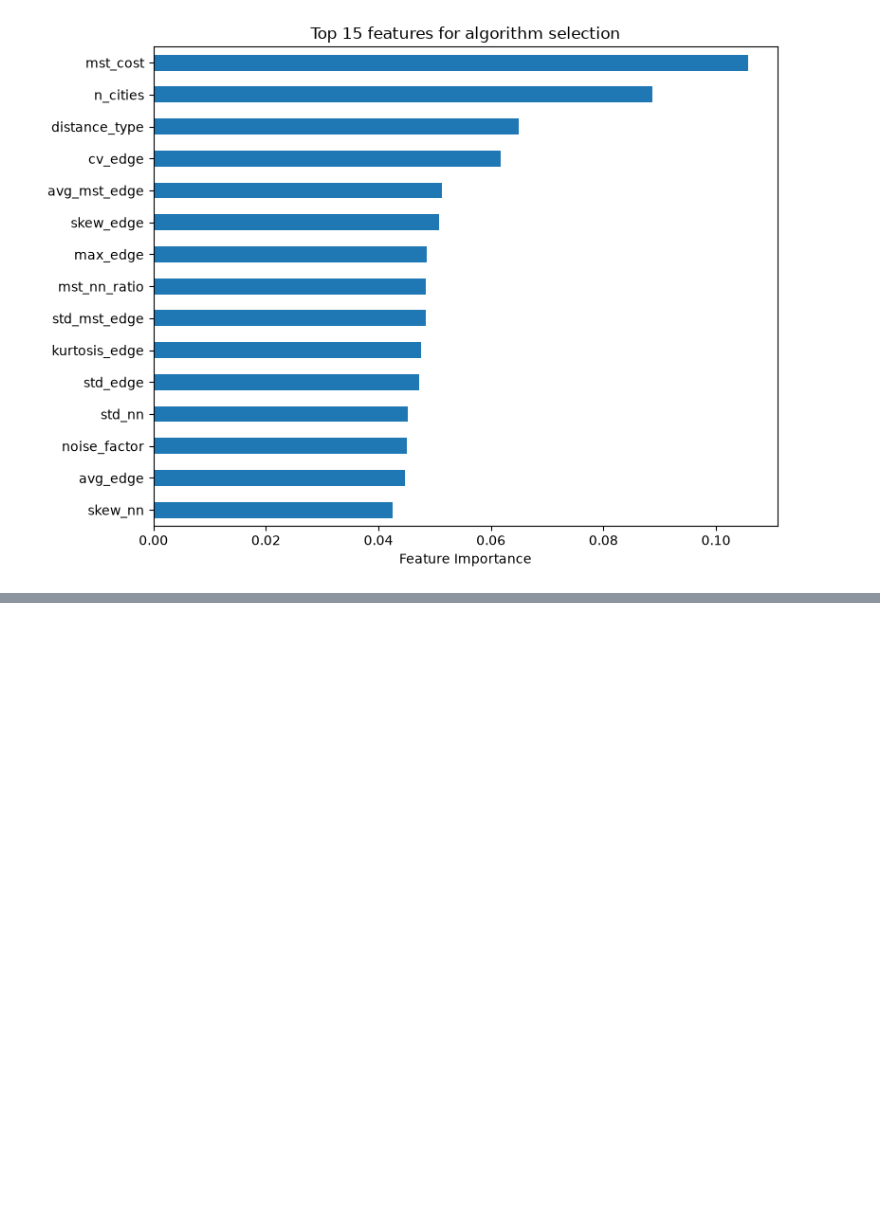
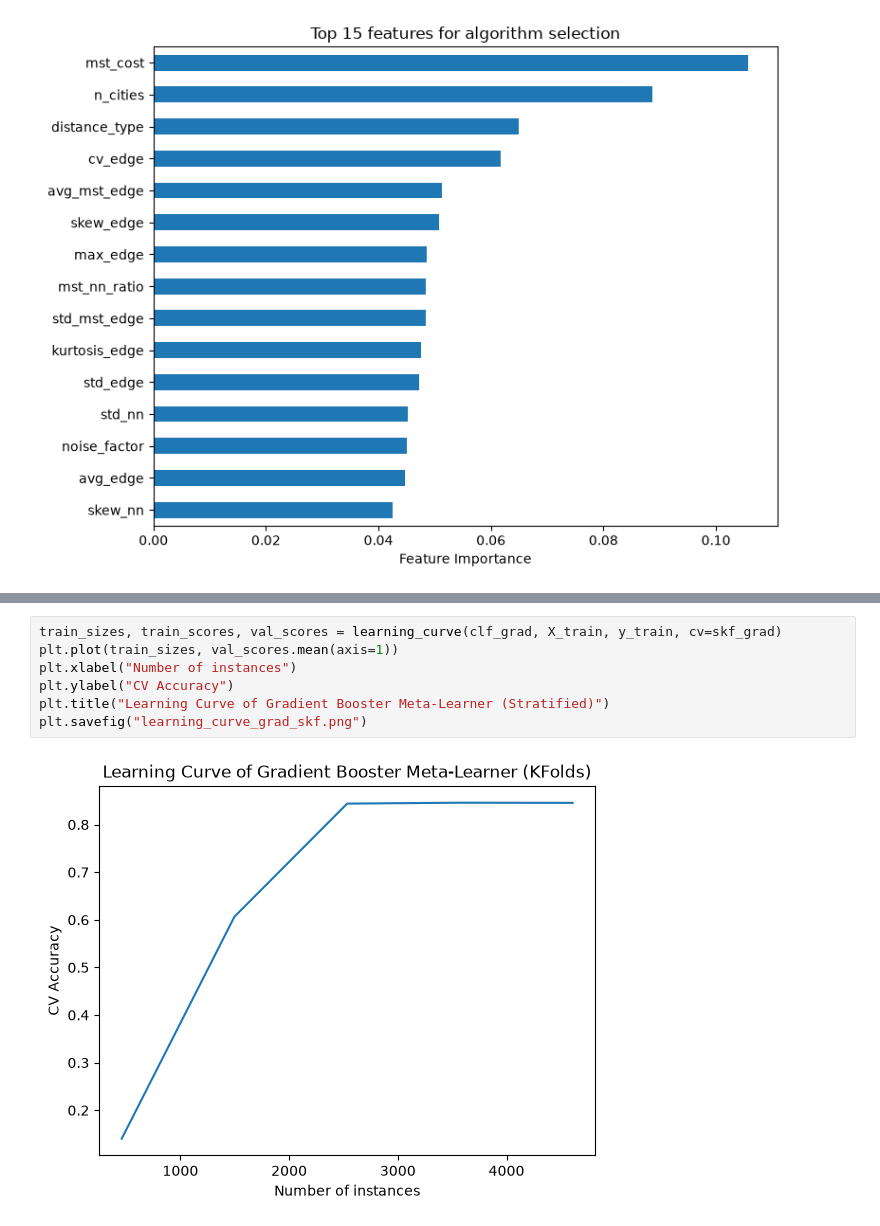
Before and after one commit to shawngp/TSP-Meta-Learning-ML-Model, a Jupyter notebook: tsp_gen.ipynb, the cells around one changed output, grey strips where cells are left out. Drawn from its saved outputs; the diff is of its cells as text; blank space fills up the shorter version.

```diff
--- a/tsp_gen.ipynb
+++ b/tsp_gen.ipynb
@@ -1052,0 +1147,9 @@ plt.show()
+# %%
+train_sizes, train_scores, val_scores = learning_curve(clf_grad, X_train, y_train, cv=skf_grad)
+plt.plot(train_sizes, val_scores.mean(axis=1))
+plt.xlabel("Number of instances")
+plt.ylabel("CV Accuracy")
+plt.title("Learning Curve of Gradient Booster Meta-Learner (Stratified)")
+plt.savefig("learning_curve_grad_skf.png")
+# %% [output]
+[figure, added]
```
Also changed, not shown: parts of 35 cells of this notebook, 4 other files.
